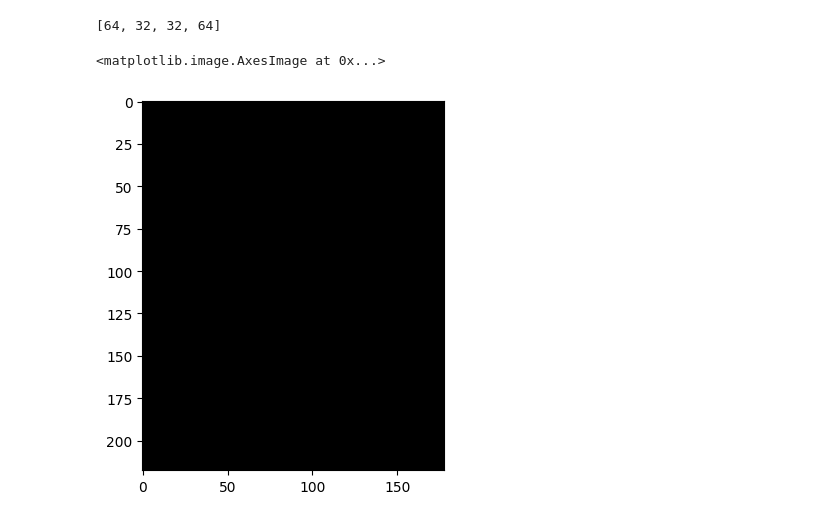
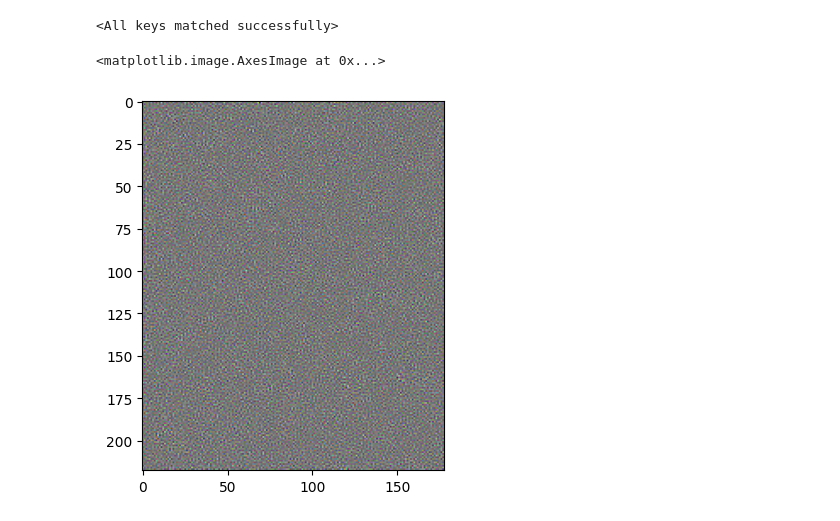
Before and after one commit to jrunkening/diffusion, a Jupyter notebook: notebook/inference.ipynb, the cells around one changed output. Cells and saved outputs as stored; diff of their text form; code cells hidden in the pictures.

```diff
--- a/notebook/inference.ipynb
+++ b/notebook/inference.ipynb
@@ -8,11 +8,13 @@ from diffusion.model import Model
 MODEL_PATH = Path("../model")
 # %%
 model = Model()
-model.operator.load_state_dict(torch.load(MODEL_PATH.joinpath(os.listdir(MODEL_PATH, )[-1])))
+model.load_state_dict(torch.load(MODEL_PATH.joinpath(os.listdir(MODEL_PATH, )[-1])))
 # %% [output]
-[64, 32, 32, 64]
+<All keys matched successfully>
 # %%
-plt.imshow(model.infer((218, 178)))
+img = model.infer((218, 178))
-# %% [output]
-<matplotlib.image.AxesImage at 0x...>
-[figure, removed]
+# %%
+plt.imshow(img)
+# %% [output]
+<matplotlib.image.AxesImage at 0x...>
+[figure, added]
```
Also changed, not shown: 2 other files.
